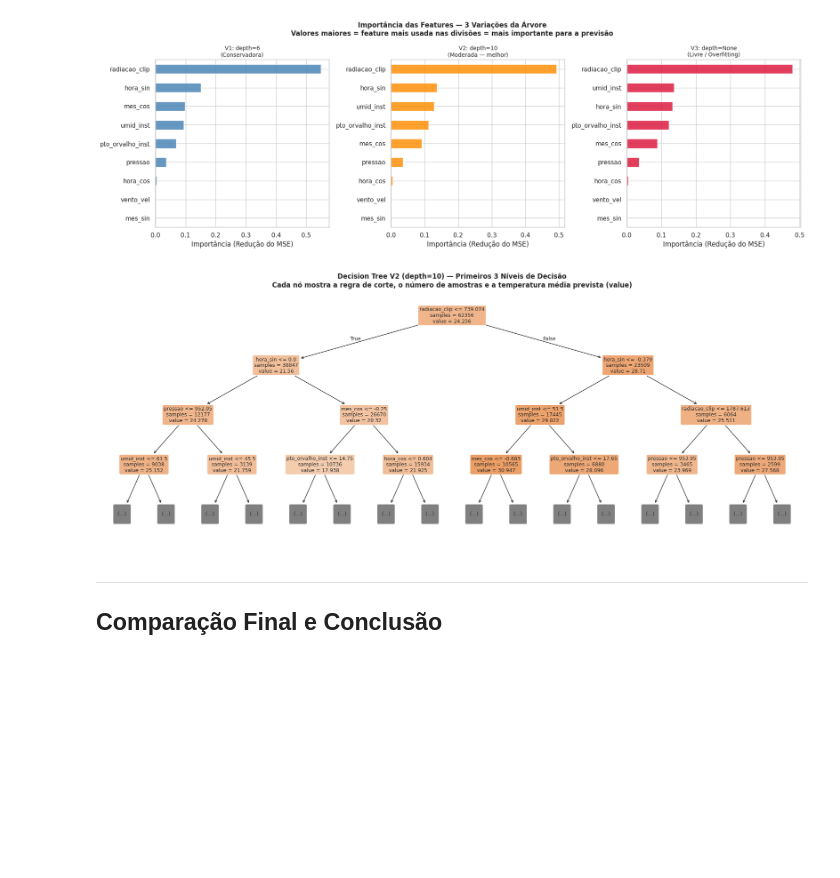
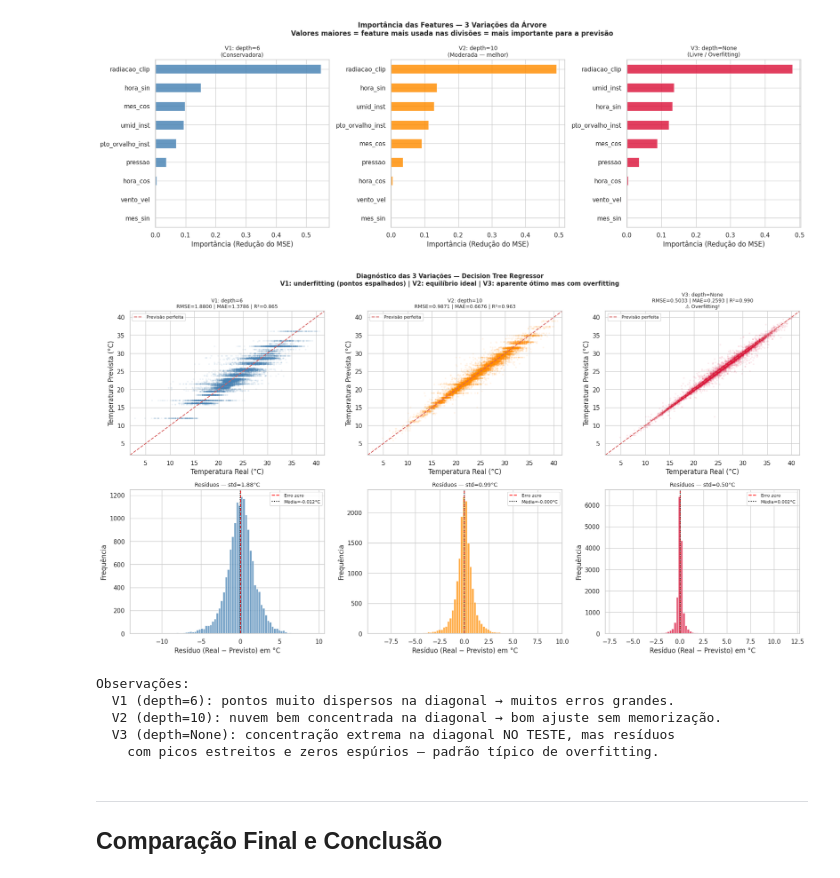
Before and after one commit to Ronaldo-Junior1/analise-dados-atividade2, a Jupyter notebook: ArquivoPrincipal.ipynb, the cells around one changed output. Saved outputs shown, nothing was run; the diff lists cells and outputs as text; code cells hidden in the pictures; blank space fills up the shorter version.

Commit message:
Comparação final Elasticnet e Decision tree

```diff
--- a/ArquivoPrincipal.ipynb
+++ b/ArquivoPrincipal.ipynb
@@ -913,23 +913,58 @@ plt.tight_layout()
 plt.show()
 # %% [output]
 [figure]
-# %%
-fig, ax = plt.subplots(figsize=(18, 7))
-plot_tree(
-    dt_v2, max_depth=3,
-    feature_names=features,
-    filled=True, rounded=True,
-    fontsize=9, ax=ax, impurity=False
-)
-ax.set_title(
-    'Decision Tree V2 (depth=10) — Primeiros 3 Níveis de Decisão\n'
-    'Cada nó mostra a regra de corte, o número de amostras e a temperatura média prevista (value)',
-    fontsize=12, fontweight='bold'
-)
-plt.tight_layout()
-plt.show()
-# %% [output]
-[figure, removed]
+# %%
+fig, axes = plt.subplots(2, 3, figsize=(18, 10))
+lims = [y_test.min() - 1, y_test.max() + 1]
+
+configs_dt_plot = [
+    (pred_dt_v1, 'V1: depth=6\nRMSE=1.8800 | MAE=1.3786 | R²=0.865', 'steelblue'),
+    (pred_dt_v2, 'V2: depth=10\nRMSE=0.9871 | MAE=0.6676 | R²=0.963', 'darkorange'),
+    (pred_dt_v3, 'V3: depth=None\nRMSE=0.5033 | MAE=0.2593 | R²=0.990 Overfitting!', 'crimson'),
+]
+
+for col, (pred, titulo, cor) in enumerate(configs_dt_plot):
+    residuos = y_test.values - pred
+
+    # Linha 1: Predito × Real
+    axes[0, col].scatter(y_test, pred, alpha=0.06, s=4, color=cor)
+    axes[0, col].plot(lims, lims, 'r--', linewidth=1.5, label='Previsão perfeita')
+    axes[0, col].set_xlabel('Temperatura Real (°C)')
+    axes[0, col].set_ylabel('Temperatura Prevista (°C)')
+    axes[0, col].set_title(titulo, fontsize=9)
+    axes[0, col].legend(fontsize=8)
+    axes[0, col].set_xlim(lims); axes[0, col].set_ylim(lims)
+
+    # Linha 2: Resíduos
+    axes[1, col].hist(residuos, bins=80, color=cor, edgecolor='white', alpha=0.75)
+    axes[1, col].axvline(0, color='red', linestyle='--', label='Erro zero')
+    axes[1, col].axvline(residuos.mean(), color='black', linestyle=':',
+                         label=f'Média={residuos.mean():.3f}°C')
+    axes[1, col].set_xlabel('Resíduo (Real − Previsto) em °C')
+    axes[1, col].set_ylabel('Frequência')
+    axes[1, col].set_title(f'Resíduos — std={residuos.std():.2f}°C', fontsize=10)
+    axes[1, col].legend(fontsize=8)
+
+plt.suptitle(
+    'Diagnóstico das 3 Variações — Decision Tree Regressor\n'
+    'V1: underfitting (pontos espalhados) | V2: equilíbrio ideal | V3: aparente ótimo mas com overfitting',
+    fontsize=11, fontweight='bold'
+)
+plt.tight_layout()
+plt.show()
+
+print('Observações:')
+print('  V1 (depth=6): pontos muito dispersos na diagonal → muitos erros grandes.')
+print('  V2 (depth=10): nuvem bem concentrada na diagonal → bom ajuste sem memorização.')
+print('  V3 (depth=None): concentração extrema na diagonal NO TESTE, mas resíduos')
+print('    com picos estreitos e zeros espúrios — padrão típico de overfitting.')
+# %% [output]
+[figure, added]
+Observações:
+  V1 (depth=6): pontos muito dispersos na diagonal → muitos erros grandes.
+  V2 (depth=10): nuvem bem concentrada na diagonal → bom ajuste sem memorização.
+  V3 (depth=None): concentração extrema na diagonal NO TESTE, mas resíduos
+    com picos estreitos e zeros espúrios — padrão típico de overfitting.
 # %% [markdown]
 ---
 ## Comparação Final e Conclusão
```
Also changed, not shown: parts of 3 cells of this notebook.
